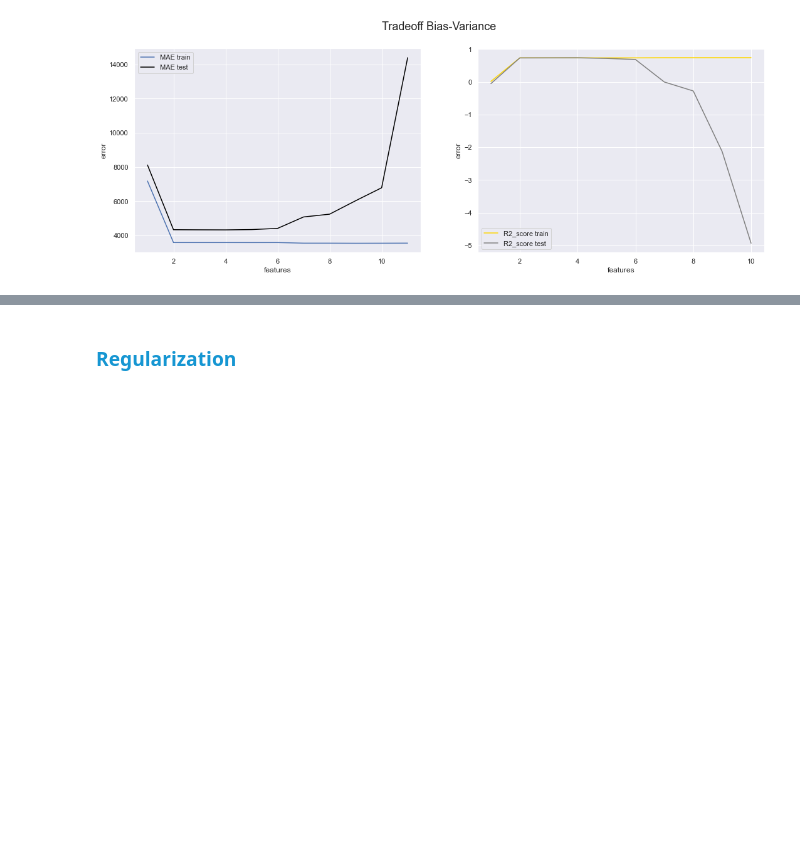
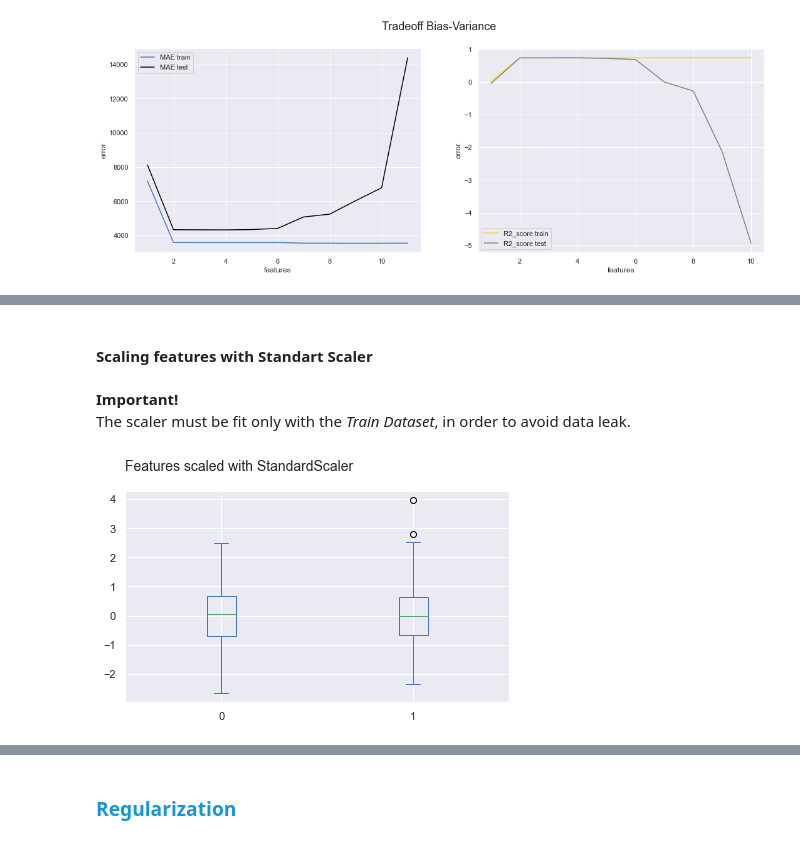
Before and after one commit to baiochi/LetsCode, a Jupyter notebook: Modulo 5 - Machine Learning/aulas/Summary.ipynb, the cells around one changed output, grey strips where cells are left out. Drawn from its saved outputs; the diff is of its cells as text; code cells hidden in the pictures; blank space fills up the shorter version.

```diff
--- a/Modulo 5 - Machine Learning/aulas/Summary.ipynb
+++ b/Modulo 5 - Machine Learning/aulas/Summary.ipynb
@@ -227,0 +240,21 @@ fig.suptitle('Tradeoff Bias-Variance', size=18);
+# %% [markdown]
+#### Scaling features with Standart Scaler
+# %% [markdown]
+**Important!**
+The scaler must be fit only with the *Train Dataset*, in order to avoid data leak.
+# %%
+from sklearn.preprocessing import StandardScaler
+
+X_train, X_test, y_train, y_test = train_test_split(X, y, test_size=0.2, random_state=42)
+
+# fit train data
+std = StandardScaler().fit(X_train)
+# apply scaling
+X_train_std = std.transform(X_train)
+X_test_std = std.transform(X_test)
+
+pd.DataFrame(X_train_std).plot(kind='box')
+plt.title('Features scaled with StandardScaler', size=14, loc='left', pad=20)
+plt.tight_layout();
+# %% [output]
+[figure, added]
```
Also changed, not shown: parts of 20 cells of this notebook, 11 other files.
